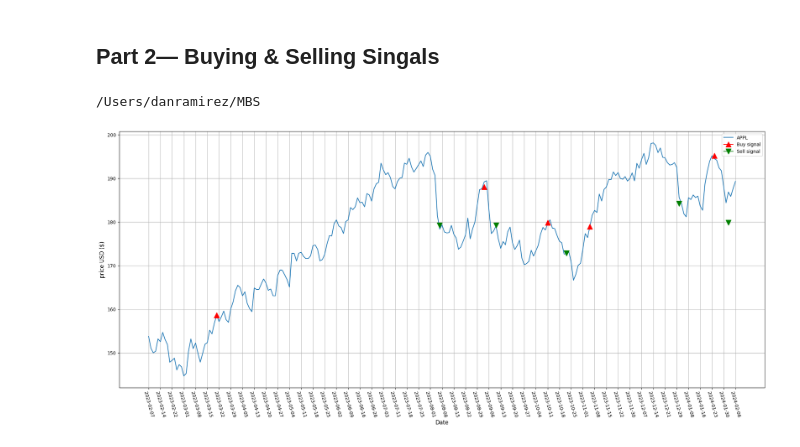
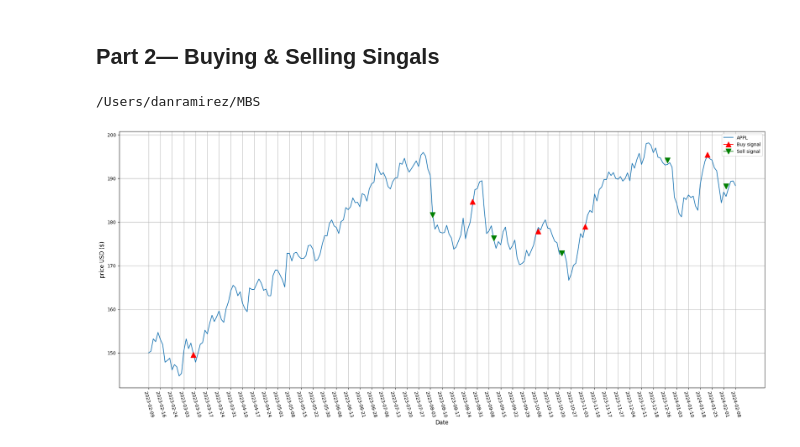
Before and after one commit to Dandata0101/MBS-projects, a Jupyter notebook: x-workspace_class_2ndSemester.ipynb, the cells around one changed output. Drawn from its saved outputs; the diff is of its cells as text; code cells hidden in the pictures.

```diff
--- a/x-workspace_class_2ndSemester.ipynb
+++ b/x-workspace_class_2ndSemester.ipynb
@@ -55,18 +55,17 @@ import datetime
 
 # Define the ticker symbol
 tickerSymbol = 'AAPL'
+yrs= 1
 
 # Get data on this ticker
 tickerData = yf.Ticker(tickerSymbol)
 
-
 end_date = datetime.date.today()  # Today's date
-start_date = end_date - datetime.timedelta(days=1*365)
+start_date = end_date - datetime.timedelta(days=yrs*365)
 
 # Get the historical prices for this ticker
-df = tickerData.history(period='1d', start=start_date, end=end_date)  # Example: get data from Jan 1, 2010, to Jan 1, 2022
+df = tickerData.history(period='1d', start=start_date, end=end_date)
 
-# See your data
 print(df)
 # %% [output]
                                  Open        High         Low       Close  \
@@ -99,15 +98,11 @@ import warnings
 warnings.filterwarnings('ignore')
 
 #setting long and short paramaters----------------------------------------
-short, long= 5 ,30
+short, long= 5 ,20
 
-# Paths and directory
+# Paths and directory-----------------------------------------------------
 current_directory = os.getcwd()
 print(current_directory)
-
-#file = os.path.join(current_directory, "01-data/01-stock", "appl.xlsx")
-#df = pd.read_excel(file,index_col='Date')
-#print(df.describe())
 
 df['close_short']=df['Close'].rolling(window=short).mean()
 df['close_long']=df['Close'].rolling(window=long).mean()
@@ -118,7 +113,7 @@ x5=df['close_short']
 x20=df['close_long']
 close=df['Close']
 
-# Define function-----------------------------------------------------
+# Buy/Sell function-------------------------------------------------------
 def buysellfx(df):
     status = 0
     pricebuy = []
@@ -129,6 +124,7 @@ def buysellfx(df):
     temp_buyindex = []
 
     for i in range(len(df) - 1):
+        #buy logic
         if df['close_short'][i] > df['close_long'][i]:
             if status != 1:
                 status = 1
@@ -144,6 +140,7 @@ def buysellfx(df):
                 profit.append(np.nan)
                 transdays.append(np.nan)
 
+        #sell logic
         elif df['close_short'][i] < df['close_long'][i]:
             if status != 0:
                 status = 0
@@ -167,31 +164,32 @@ def buysellfx(df):
     profit.append(np.nan)
     transdays.append(np.nan)
 
     return pricebuy, pricesell, profit, transdays
 
 # Adding new columns------------------------------------------------------
 df['pricebuy'], df['pricesell'], df['profit'], df['transdays'] = buysellfx(df)
+# ------------------------------------------------------------------------
 
 #charting data ------------------------------------------------------------
 plt.figure(figsize=(25, 10))
 plt.plot(close, label='APPL')
 #plt.plot(x5, label='Close short')
 #plt.plot(x20, label='Close long')
 
 plt.plot(df.index,df['pricebuy'].values,color='red',label='Buy signal',marker='^',markersize=12)
 plt.plot(df.index,df['pricesell'].values,color='green',label='Sell signal',marker='v',markersize=12)
 
 n = 5  # Adjust n as per your data
 plt.xticks(ticks=df.index[::n], labels=df.index[::n])
 plt.xticks(rotation=-75)
 
 plt.legend()
 plt.xlabel('Date',fontsize=12)
 plt.ylabel('price USD ($)',fontsize=12)
 plt.grid()
 
 #export to excel-------------------------------------------------------------
 df.to_excel(current_directory+'/02-output/stock.xlsx', index=True)
 # %% [output]
 /Users/danramirez/MBS
-[figure, old version]
+[figure, new version]
```
Also changed, not shown: parts of 1 cell of this notebook, 1 other file.
